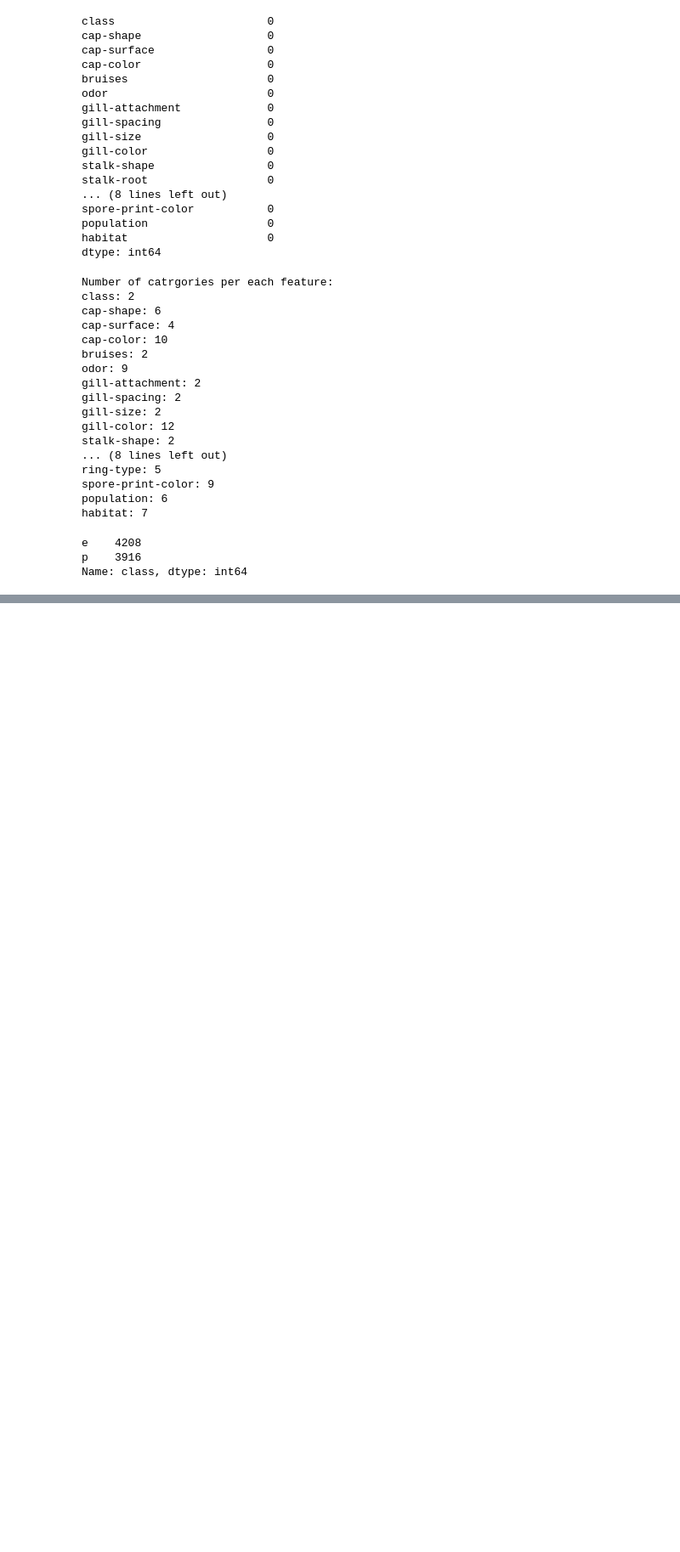
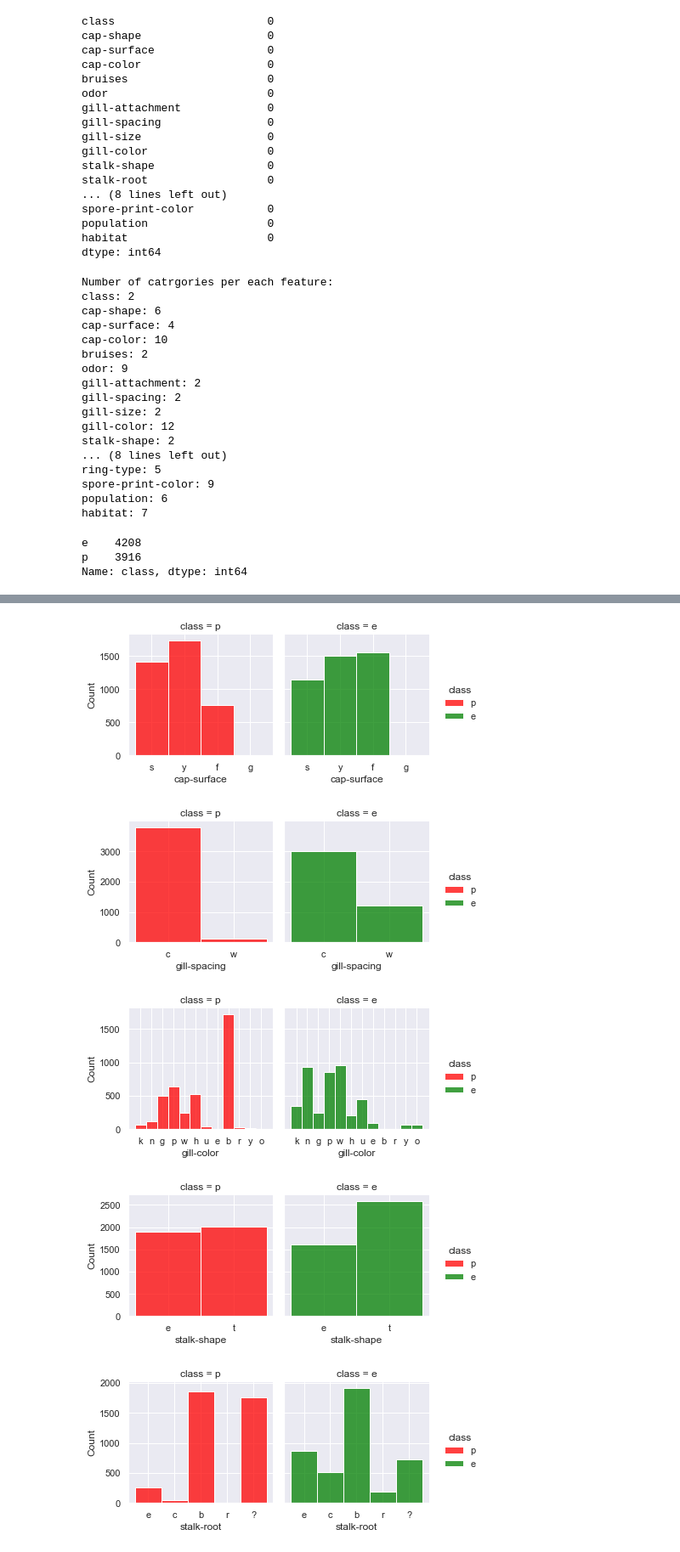
Before and after one commit to Andy666Fox/TINY_DS_PROJECTS, a Jupyter notebook: Mushroom_classification/Mushroom_main.ipynb, the cells around one changed output, grey strips where cells are left out. Shown: that part at 85% size. Drawn from its saved outputs; the diff is of its cells as text; code cells hidden in the pictures; blank space fills up the shorter version.

```diff
--- a/Mushroom_classification/Mushroom_main.ipynb
+++ b/Mushroom_classification/Mushroom_main.ipynb
@@ -134,0 +143,9 @@ distinctive_distributions = [
+# %%
+for col in distinctive_distributions:
+    sns.displot(df, x=col, hue='class', col='class', binwidth=3, height=3)
+# %% [output]
+[figure, added]
+[figure, added]
+[figure, added]
+[figure, added]
+[figure, added]
```
Also changed, not shown: parts of 24 cells of this notebook.
